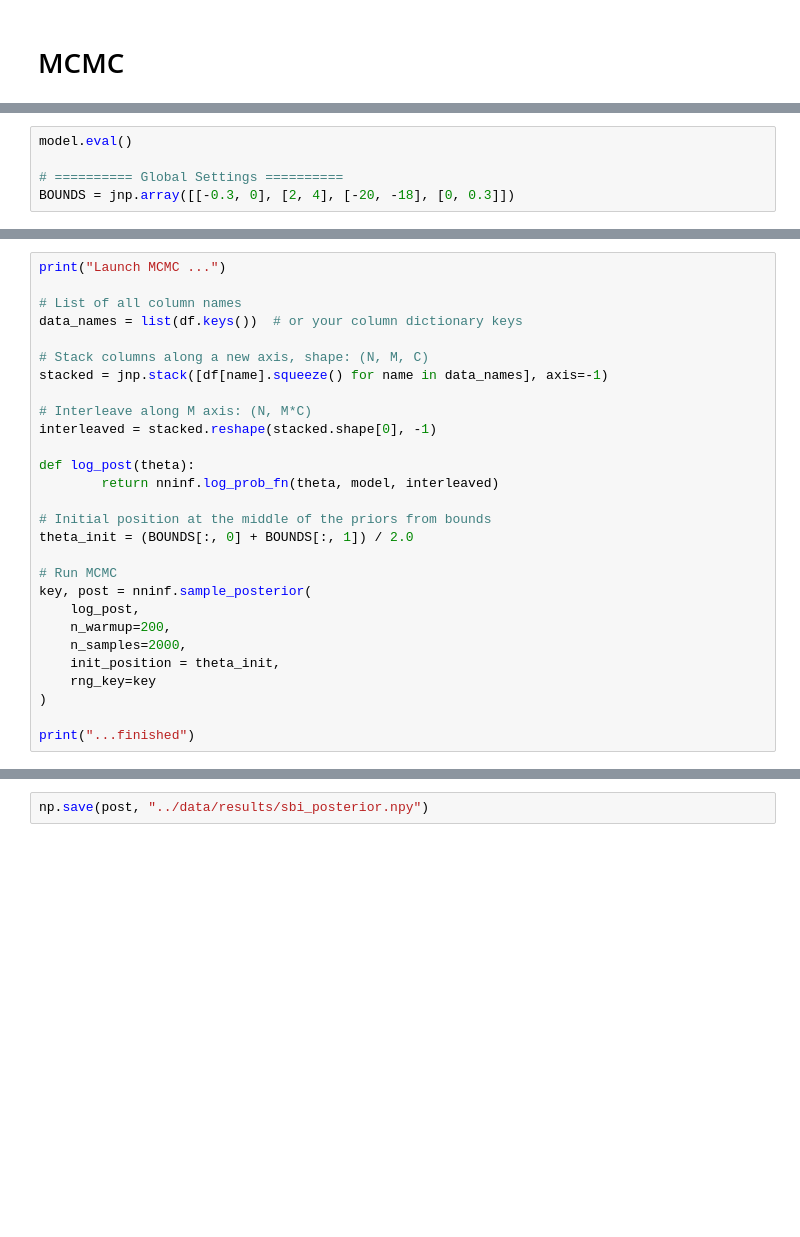
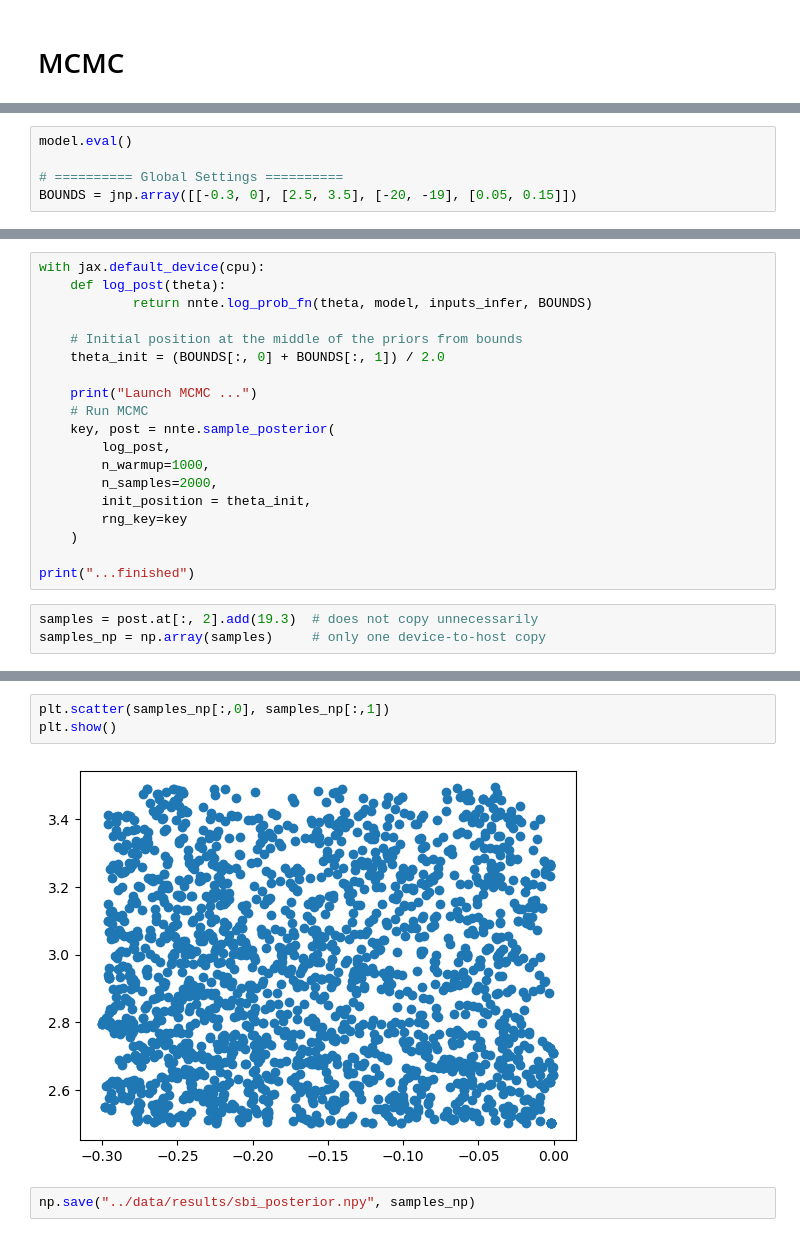
Before and after one commit to a-trigui/ximinf, a Jupyter notebook: notebooks/4_sbi_fit.ipynb, the cells around one changed output, grey strips where cells are left out. Cells and saved outputs as stored; diff of their text form; blank space fills up the shorter version.

```diff
--- a/notebooks/4_sbi_fit.ipynb
+++ b/notebooks/4_sbi_fit.ipynb
@@ -33,4 +54,4 @@ model = nninf.load_nn('../data/NNs/nn_model')
 model.eval()
 
 # ========== Global Settings ==========
-BOUNDS = jnp.array([[-0.3, 0], [2, 4], [-20, -18], [0, 0.3]])
+BOUNDS = jnp.array([[-0.3, 0], [2.5, 3.5], [-20, -19], [0.05, 0.15]])
@@ -37,28 +78,22 @@ BOUNDS = jnp.array([[-0.3, 0], [2, 4], [-20, -18], [0, 0.3]])
 # %%
-print("Launch MCMC ...")
+with jax.default_device(cpu):
+    def log_post(theta):
+            return nnte.log_prob_fn(theta, model, inputs_infer, BOUNDS)
 
-# List of all column names
-data_names = list(df.keys())  # or your column dictionary keys
+    # Initial position at the middle of the priors from bounds
+    theta_init = (BOUNDS[:, 0] + BOUNDS[:, 1]) / 2.0
 
-# Stack columns along a new axis, shape: (N, M, C)
-stacked = jnp.stack([df[name].squeeze() for name in data_names], axis=-1)
-
-# Interleave along M axis: (N, M*C)
-interleaved = stacked.reshape(stacked.shape[0], -1)
-
-def log_post(theta):
-        return nninf.log_prob_fn(theta, model, interleaved)
-
-# Initial position at the middle of the priors from bounds
-theta_init = (BOUNDS[:, 0] + BOUNDS[:, 1]) / 2.0
-
-# Run MCMC
-key, post = nninf.sample_posterior(
-    log_post,
-    n_warmup=200,
-    n_samples=2000,
-    init_position = theta_init,
-    rng_key=key
-)
+    print("Launch MCMC ...")
+    # Run MCMC
+    key, post = nnte.sample_posterior(
+        log_post,
+        n_warmup=1000,
+        n_samples=2000,
+        init_position = theta_init,
+        rng_key=key
+    )
 
 print("...finished")
+# %%
+samples = post.at[:, 2].add(19.3)  # does not copy unnecessarily
+samples_np = np.array(samples)     # only one device-to-host copy
@@ -65,2 +110,7 @@ print("...finished")
+# %%
+plt.scatter(samples_np[:,0], samples_np[:,1])
+plt.show()
+# %% [output]
+[figure, added]
 # %%
-np.save(post, "../data/results/sbi_posterior.npy")
+np.save("../data/results/sbi_posterior.npy", samples_np)
```
Also changed, not shown: parts of 8 cells of this notebook, 10 other files.
